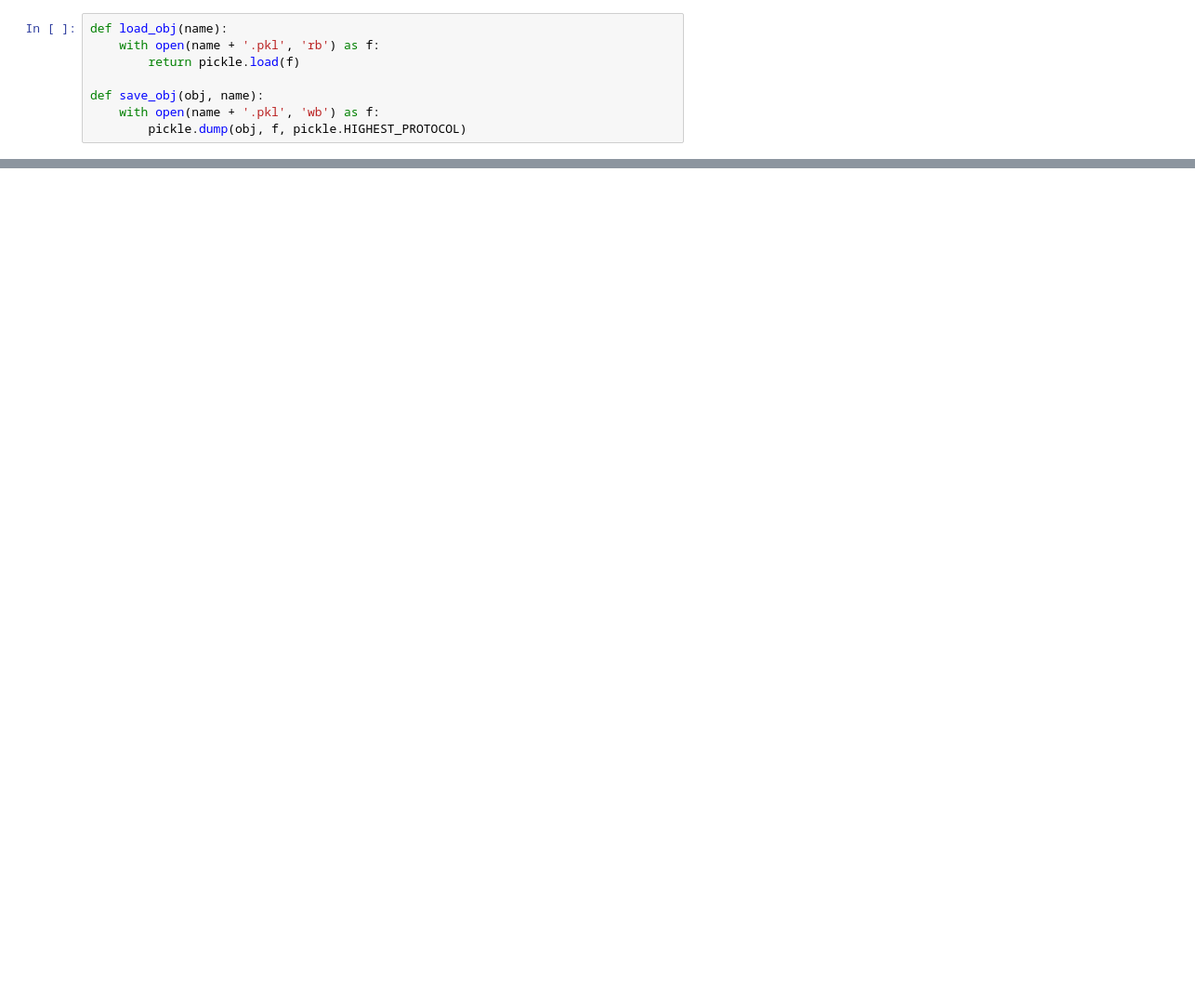
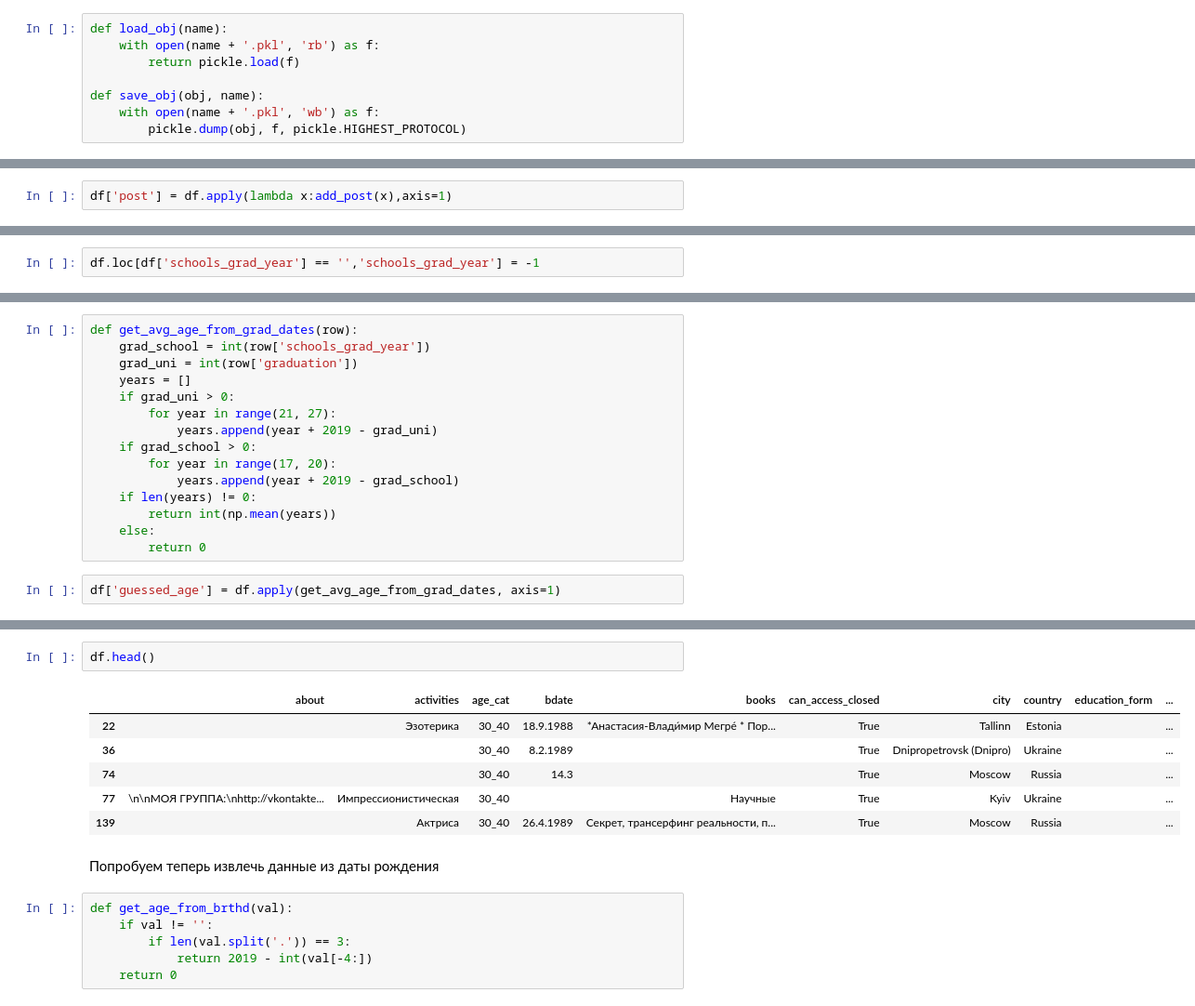
Before and after one commit to Vikykysha/o_hm, a Jupyter notebook: 4/vkstatsbot/Untitled.ipynb, the cells around one changed output, grey strips where cells are left out. Shown: that part at 93% size. Drawn from its saved outputs; the diff is of its cells as text; blank space fills up the shorter version.

```diff
--- a/4/vkstatsbot/Untitled.ipynb
+++ b/4/vkstatsbot/Untitled.ipynb
@@ -137,0 +195,2 @@ people_dict = {1 : 'intellect and creativity',2 : 'kindness and honesty',3 : 'he
+# %%
+df['post'] = df.apply(lambda x:add_post(x),axis=1)
@@ -137,0 +203,2 @@ people_dict = {1 : 'intellect and creativity',2 : 'kindness and honesty',3 : 'he
+# %%
+df.loc[df['schools_grad_year'] == '','schools_grad_year'] = -1
@@ -137,0 +211,17 @@ people_dict = {1 : 'intellect and creativity',2 : 'kindness and honesty',3 : 'he
+# %%
+def get_avg_age_from_grad_dates(row):
+    grad_school = int(row['schools_grad_year'])
+    grad_uni = int(row['graduation'])
+    years = []
+    if grad_uni > 0:
+        for year in range(21, 27):
+            years.append(year + 2019 - grad_uni)
+    if grad_school > 0:
+        for year in range(17, 20):
+            years.append(year + 2019 - grad_school)
+    if len(years) != 0:
+        return int(np.mean(years))
+    else:
+        return 0
+# %%
+df['guessed_age'] = df.apply(get_avg_age_from_grad_dates, axis=1)
@@ -137,0 +243,17 @@ people_dict = {1 : 'intellect and creativity',2 : 'kindness and honesty',3 : 'he
+# %%
+df.head()
+# %% [output]
+|  | about | activities | age_cat | bdate | books | can_access_closed | city | country | education_form | ... |
+| 22 |  | Эзотерика | 30_40 | 18.9.1988 | *Анастасия-Влади́мир Мегре́ * Пор... | True | Tallinn | Estonia |  | ... |
+| 36 |  |  | 30_40 | 8.2.1989 |  | True | Dnipropetrovsk (Dnipro) | Ukraine |  | ... |
+| 74 |  |  | 30_40 | 14.3 |  | True | Moscow | Russia |  | ... |
+| 77 | \n\nМОЯ ГРУППА:\nhttp://vkontakte... | Импрессионистическая | 30_40 |  | Научные | True | Kyiv | Ukraine |  | ... |
+| 139 |  | Актриса | 30_40 | 26.4.1989 | Секрет, трансерфинг реальности, п... | True | Moscow | Russia |  | ... |
+# %% [markdown]
+Попробуем теперь извлечь данные из даты рождения
+# %%
+def get_age_from_brthd(val):
+    if val != '':
+        if len(val.split('.')) == 3:
+            return 2019 - int(val[-4:])
+    return 0
```
Also changed, not shown: parts of 73 cells of this notebook, 4 other files.
